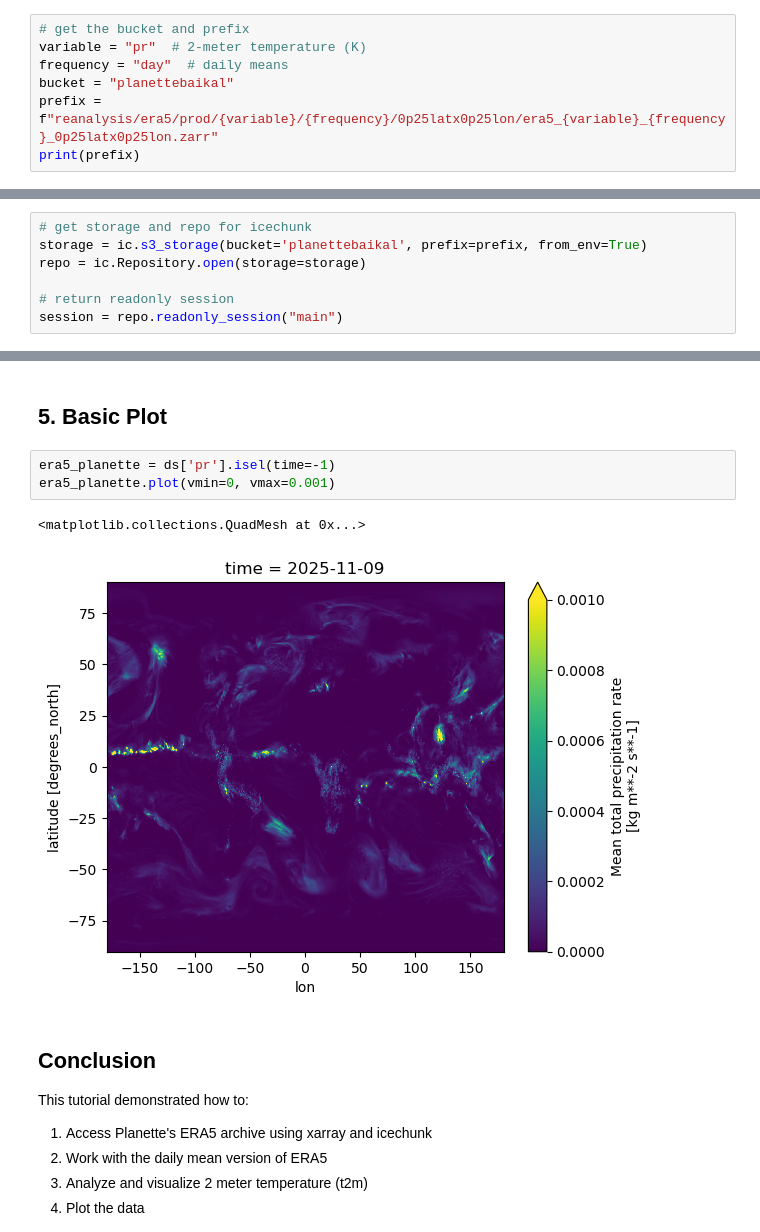
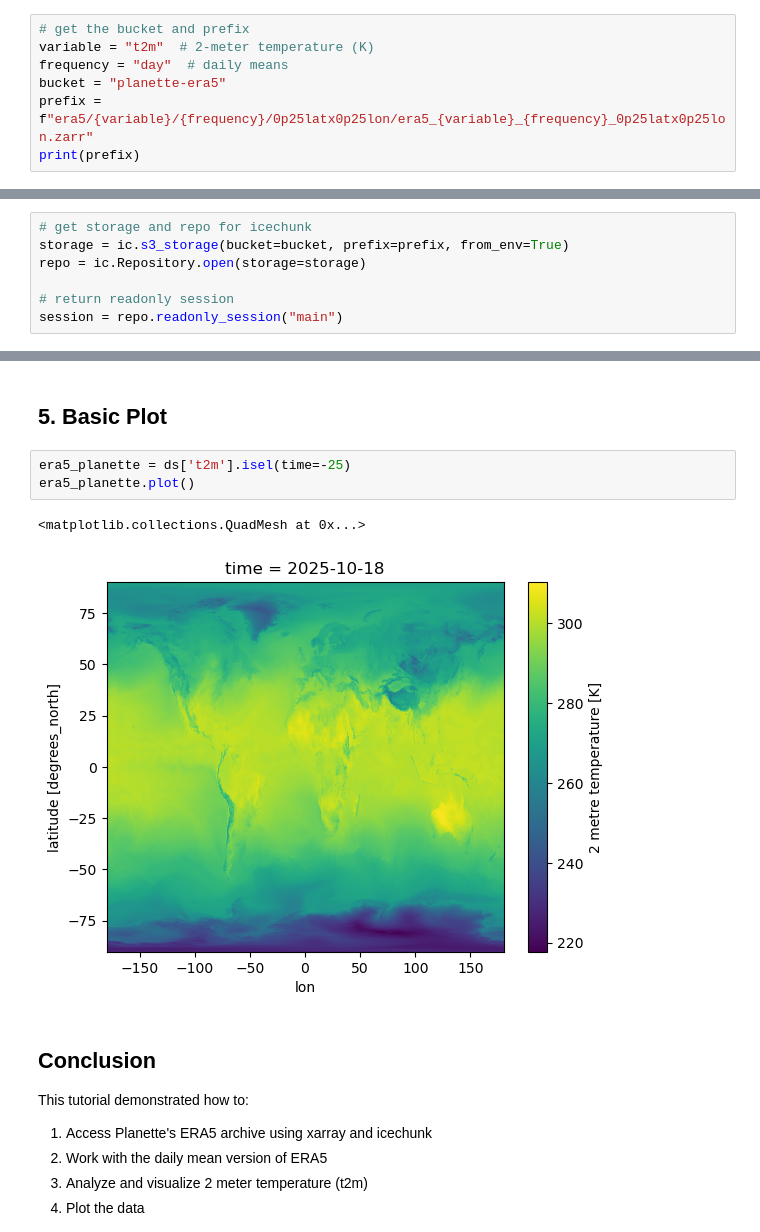
Before and after one commit to PlanetteAI/planette_era5_archive, a Jupyter notebook: planette_era5_tutorial.ipynb, the cells around one changed output, grey strips where cells are left out. Cells and saved outputs as stored; diff of their text form.

Commit message:
Changing bucket name

```diff
--- a/planette_era5_tutorial.ipynb
+++ b/planette_era5_tutorial.ipynb
@@ -25,9 +25,9 @@ import numpy as np
 The data is publicly accessible, so you do not need AWS credentials.
 # %%
 # get the bucket and prefix
-variable = "pr"  # 2-meter temperature (K)
+variable = "t2m"  # 2-meter temperature (K)
 frequency = "day"  # daily means
-bucket = "planettebaikal"
-prefix = f"reanalysis/era5/prod/{variable}/{frequency}/0p25latx0p25lon/era5_{variable}_{frequency}_0p25latx0p25lon.zarr"
+bucket = "planette-era5"
+prefix = f"era5/{variable}/{frequency}/0p25latx0p25lon/era5_{variable}_{frequency}_0p25latx0p25lon.zarr"
 print(prefix)
 # %% [output]
@@ -38,7 +38,7 @@ reanalysis/era5/prod/pr/day/0p25latx0p25lon/era5_pr_day_0p25latx0p25lon.zarr
 Data is stored in Zarr format and is written with icechunk. To open data, you must use icechunk session and repo.
 # %%
 # get storage and repo for icechunk
-storage = ic.s3_storage(bucket='planettebaikal', prefix=prefix, from_env=True)
+storage = ic.s3_storage(bucket=bucket, prefix=prefix, from_env=True)
 repo = ic.Repository.open(storage=storage)
 
 # return readonly session
@@ -93,11 +95,11 @@ history :
 # %% [markdown]
 ## 5. Basic Plot
 # %%
-era5_planette = ds['pr'].isel(time=-1)
-era5_planette.plot(vmin=0, vmax=0.001)
+era5_planette = ds['t2m'].isel(time=-25)
+era5_planette.plot()
 # %% [output]
 <matplotlib.collections.QuadMesh at 0x...>
-[figure, old version]
+[figure, new version]
 # %% [markdown]
 ## Conclusion
 
```
Also changed, not shown: parts of 2 cells of this notebook, 1 other file.
